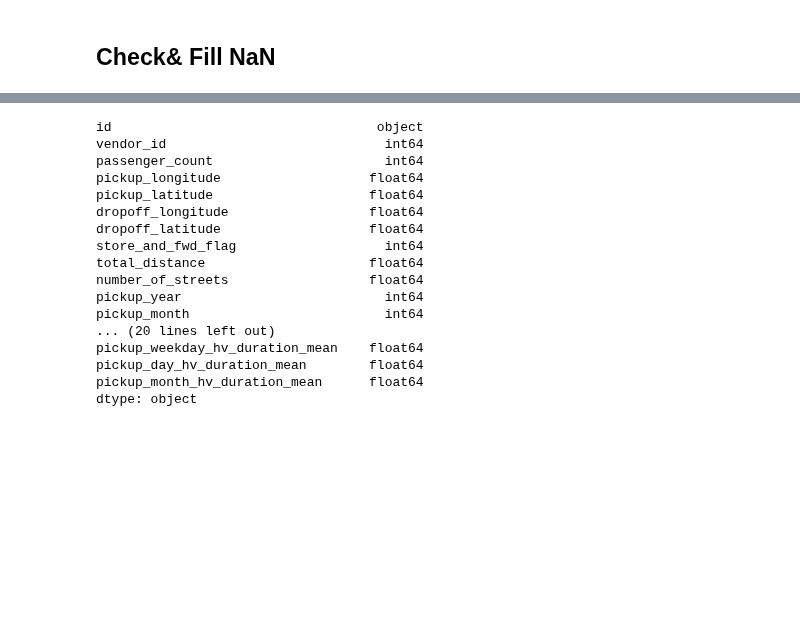
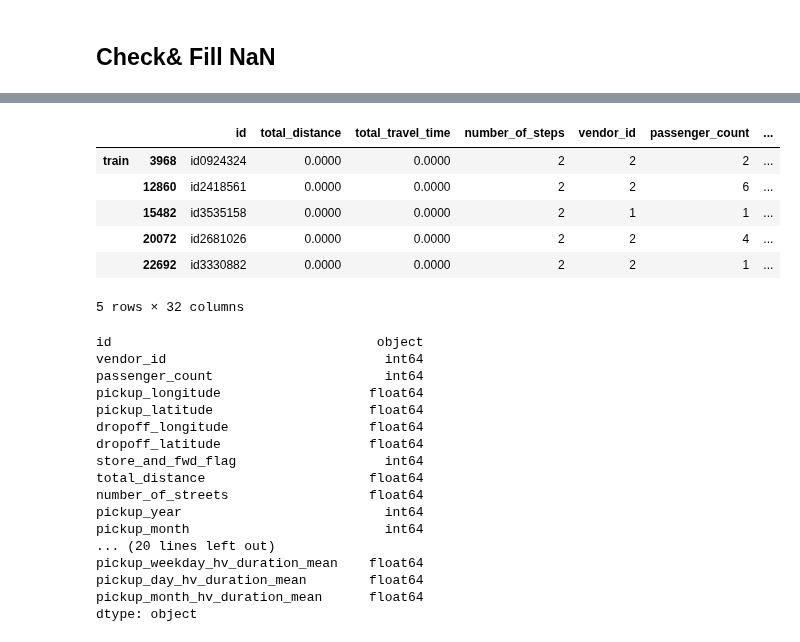
Before and after one commit to latuannetnam/kaggle, a Jupyter notebook: New York City Taxi Trip Duration/nb-taxi-trip-duration-v3-preprocessed-osrm.ipynb, the cells around one changed output, grey strips where cells are left out. Cells and saved outputs as stored; diff of their text form; code cells hidden in the pictures; blank space fills up the shorter version.

```diff
--- a/New York City Taxi Trip Duration/nb-taxi-trip-duration-v3-preprocessed-osrm.ipynb
+++ b/New York City Taxi Trip Duration/nb-taxi-trip-duration-v3-preprocessed-osrm.ipynb
@@ -160,3 +191,14 @@ array([], dtype=object)
+# %%
+data_null = combine_data[combine_data['starting_street_tf_duration_mean'].isnull()]
+data_null[:5]
+# %% [output]
+|  |  | id | total_distance | total_travel_time | number_of_steps | vendor_id | passenger_count | ... |
+| train | 3968 | id0924324 | 0.0000 | 0.0000 | 2 | 2 | 2 | ... |
+|  | 12860 | id2418561 | 0.0000 | 0.0000 | 2 | 2 | 6 | ... |
+|  | 15482 | id3535158 | 0.0000 | 0.0000 | 2 | 1 | 1 | ... |
+|  | 20072 | id2681026 | 0.0000 | 0.0000 | 2 | 2 | 4 | ... |
+|  | 22692 | id3330882 | 0.0000 | 0.0000 | 2 | 2 | 1 | ... |
+5 rows × 32 columns
 # %%
 combine_data.dtypes
 # %% [output]
```
Also changed, not shown: parts of 9 cells of this notebook, 2 other files.
